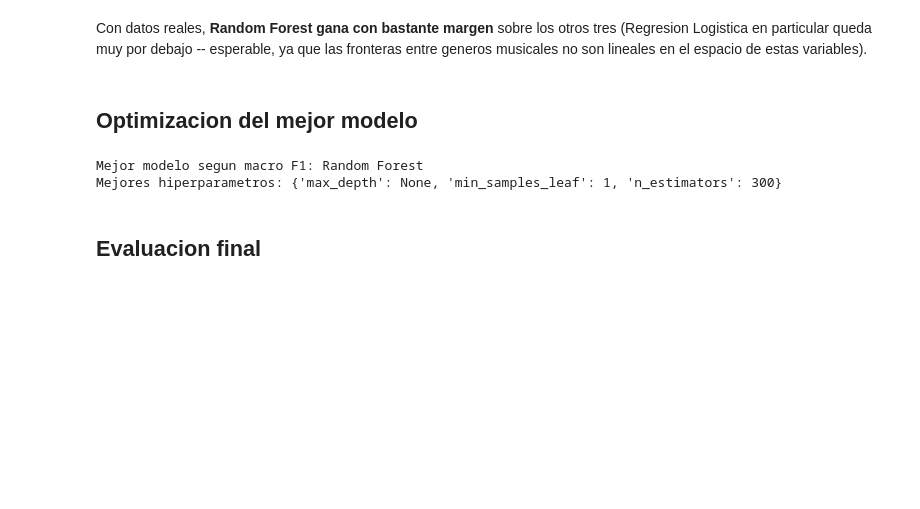
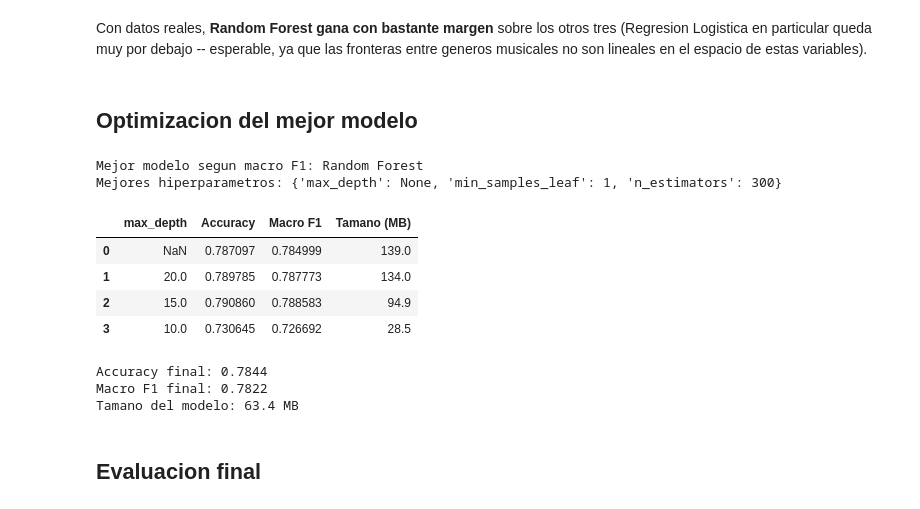
Before and after one commit to Dsha40/Aplicacion-con-Streamlit, a Jupyter notebook: src/spotify_genre_classification_real.ipynb, the cells around one changed output. Drawn from its saved outputs; the diff is of its cells as text; code cells hidden in the pictures; blank space fills up the shorter version.

```diff
--- a/src/spotify_genre_classification_real.ipynb
+++ b/src/spotify_genre_classification_real.ipynb
@@ -233,6 +233,42 @@ final_model = grid.best_estimator_
 # %% [output]
 Mejor modelo segun macro F1: Random Forest
 Mejores hiperparametros: {'max_depth': None, 'min_samples_leaf': 1, 'n_estimators': 300}
+# %%
+import pickle
+
+size_comparison = []
+for depth in [None, 20, 15, 10]:
+    m_test = RandomForestClassifier(n_estimators=300, max_depth=depth, min_samples_leaf=1, random_state=42)
+    m_test.fit(X_train_scaled, y_train)
+    pred_test = m_test.predict(X_test_scaled)
+    size_mb = len(pickle.dumps(m_test)) / (1024 * 1024)
+    size_comparison.append({
+        "max_depth": depth,
+        "Accuracy": accuracy_score(y_test, pred_test),
+        "Macro F1": f1_score(y_test, pred_test, average="macro"),
+        "Tamano (MB)": round(size_mb, 1),
+    })
+
+pd.DataFrame(size_comparison)
+# %% [output]
+|  | max_depth | Accuracy | Macro F1 | Tamano (MB) |
+| 0 | NaN | 0.787097 | 0.784999 | 139.0 |
+| 1 | 20.0 | 0.789785 | 0.787773 | 134.0 |
+| 2 | 15.0 | 0.790860 | 0.788583 | 94.9 |
+| 3 | 10.0 | 0.730645 | 0.726692 | 28.5 |
+# %%
+# Modelo final para produccion: mismo accuracy practico, archivo mucho mas liviano
+final_model = RandomForestClassifier(n_estimators=200, max_depth=15, min_samples_leaf=1, random_state=42)
+final_model.fit(X_train_scaled, y_train)
+
+y_pred = final_model.predict(X_test_scaled)
+print(f"Accuracy final: {accuracy_score(y_test, y_pred):.4f}")
+print(f"Macro F1 final: {f1_score(y_test, y_pred, average='macro'):.4f}")
+print(f"Tamano del modelo: {len(pickle.dumps(final_model)) / (1024*1024):.1f} MB")
+# %% [output]
+Accuracy final: 0.7844
+Macro F1 final: 0.7822
+Tamano del modelo: 63.4 MB
 # %% [markdown]
 ## Evaluacion final
 # %%
```
Also changed, not shown: parts of 6 cells of this notebook, 6 other files.
